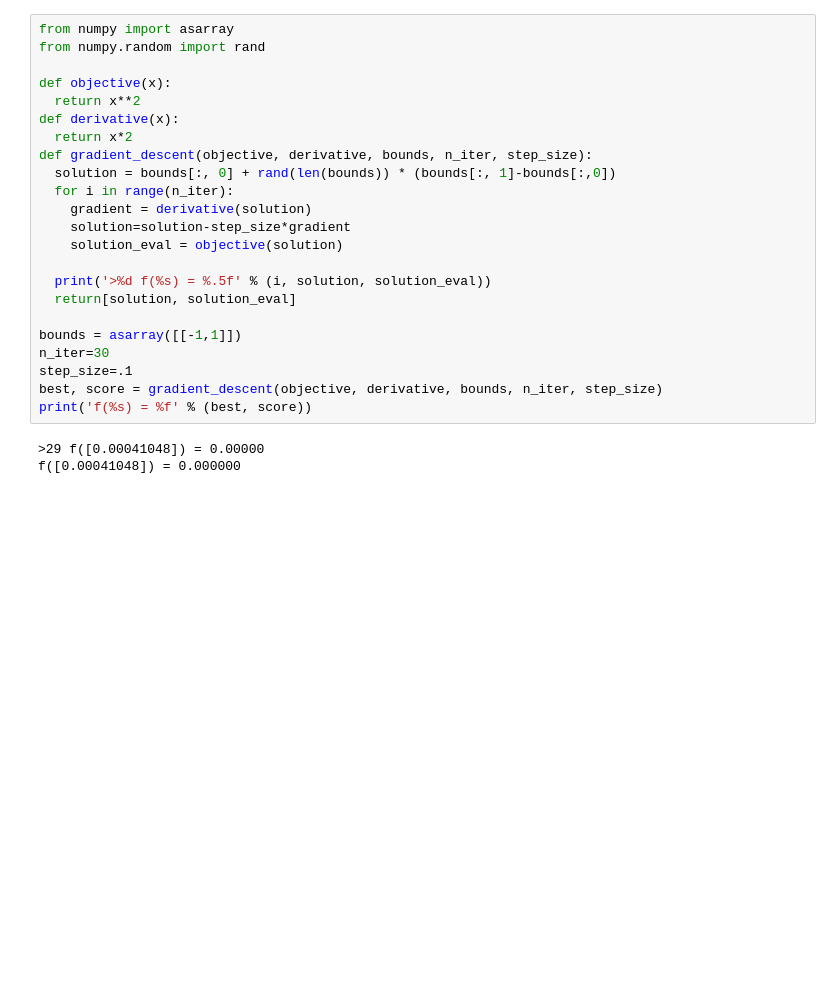
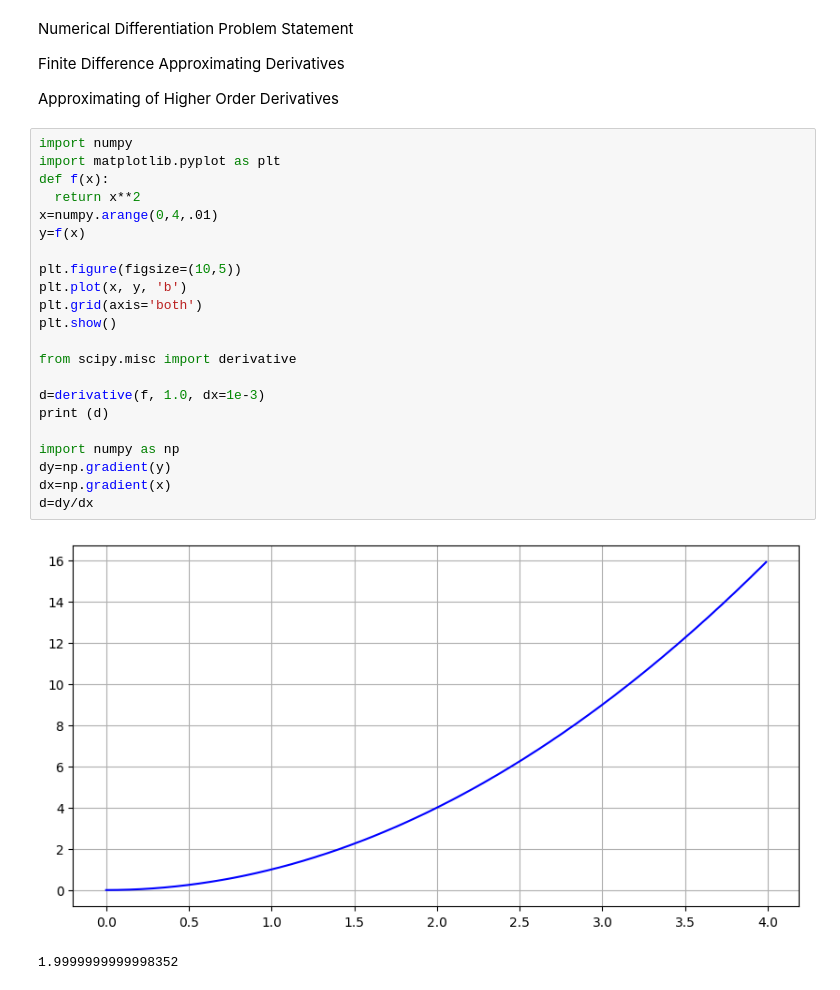
Before and after one commit to pifeldma/MAT-422, a Jupyter notebook: moduleE.ipynb, the cells around one changed output. Saved outputs shown, nothing was run; the diff lists cells and outputs as text; blank space fills up the shorter version.

```diff
--- a/moduleE.ipynb
+++ b/moduleE.ipynb
@@ -46,26 +3,31 @@ plt.show()
-# %%
-from numpy import asarray
-from numpy.random import rand
-
-def objective(x):
-  return x**2
-def derivative(x):
-  return x*2
-def gradient_descent(objective, derivative, bounds, n_iter, step_size):
-  solution = bounds[:, 0] + rand(len(bounds)) * (bounds[:, 1]-bounds[:,0])
-  for i in range(n_iter):
-    gradient = derivative(solution)
-    solution=solution-step_size*gradient
-    solution_eval = objective(solution)
-
-  print('>%d f(%s) = %.5f' % (i, solution, solution_eval))
-  return[solution, solution_eval]
-
-bounds = asarray([[-1,1]])
-n_iter=30
-step_size=.1
-best, score = gradient_descent(objective, derivative, bounds, n_iter, step_size)
-print('f(%s) = %f' % (best, score))
-# %% [output]
->29 f([0.00041048]) = 0.00000
-f([0.00041048]) = 0.000000
+# %% [markdown]
+Numerical Differentiation Problem Statement
+
+Finite Difference Approximating Derivatives
+
+Approximating of Higher Order Derivatives
+# %%
+import numpy
+import matplotlib.pyplot as plt
+def f(x):
+  return x**2
+x=numpy.arange(0,4,.01)
+y=f(x)
+
+plt.figure(figsize=(10,5))
+plt.plot(x, y, 'b')
+plt.grid(axis='both')
+plt.show()
+
+from scipy.misc import derivative
+
+d=derivative(f, 1.0, dx=1e-3)
+print (d)
+
+import numpy as np
+dy=np.gradient(y)
+dx=np.gradient(x)
+d=dy/dx
+# %% [output]
+[figure, added]
+1.9999999999998352
```
Also changed, not shown: parts of 5 cells of this notebook.
